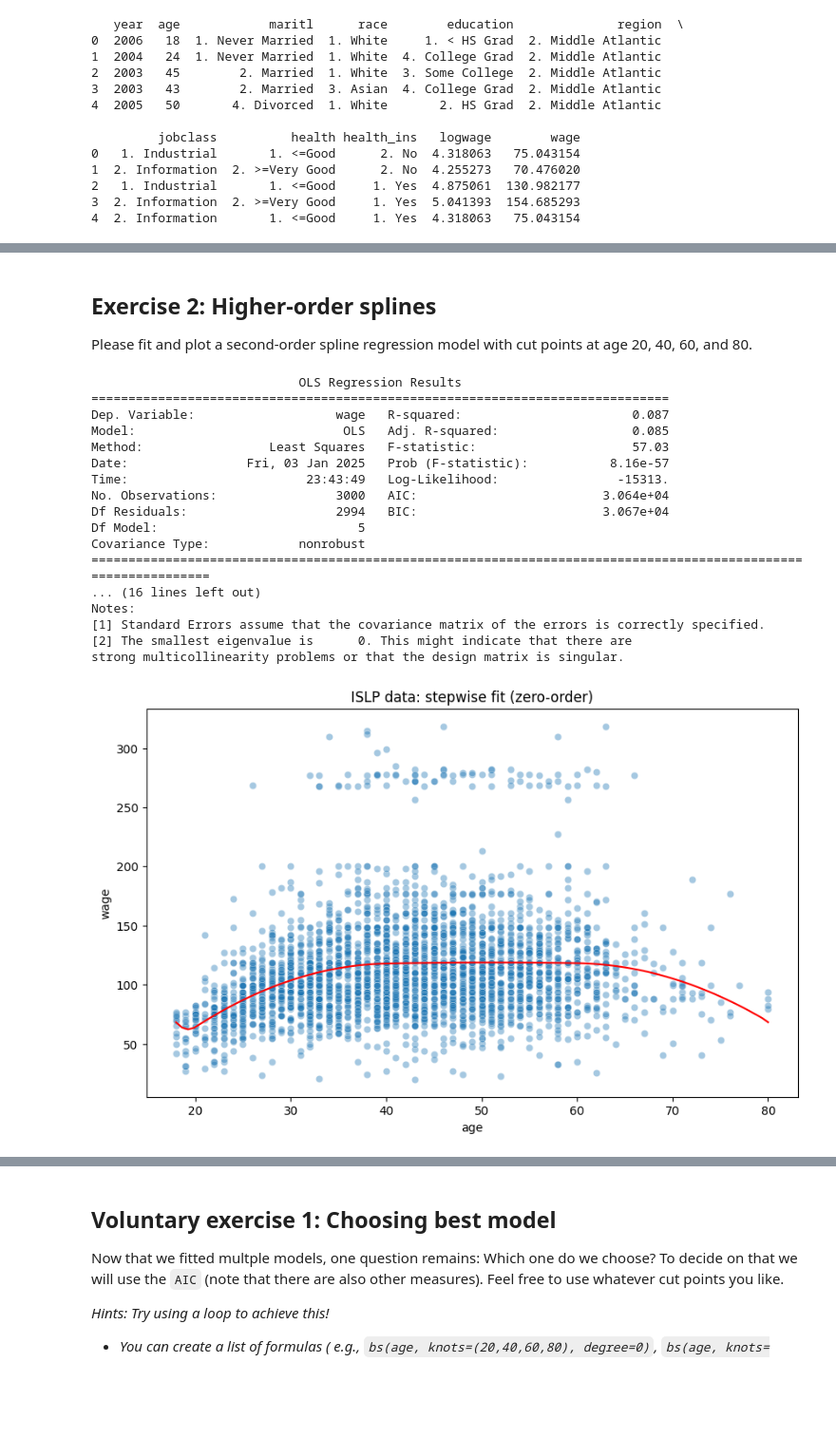
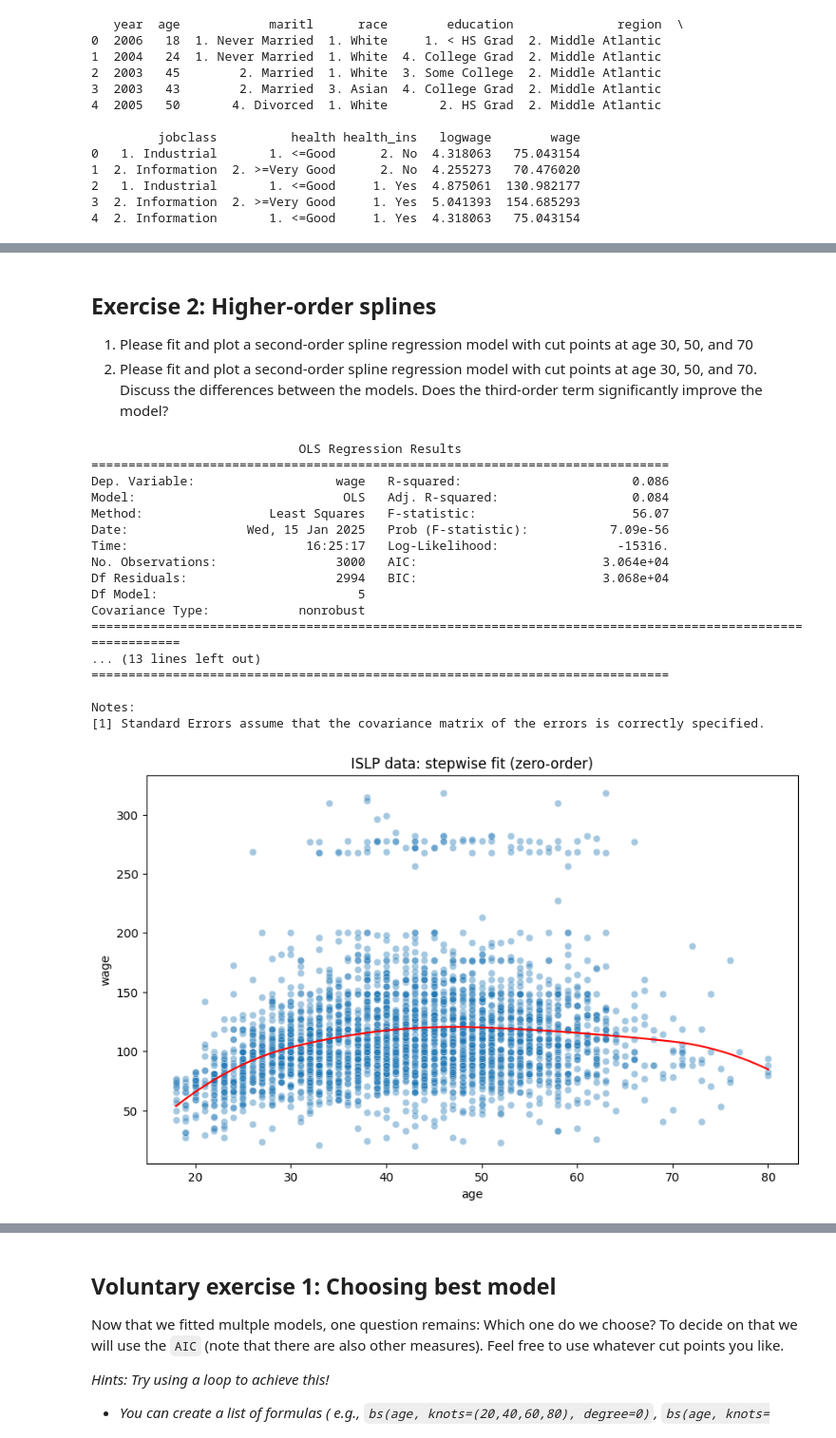
Before and after one commit to mibur1/psy111, a Jupyter notebook: book/statistics/9_Spline_Reg/3_Exercises.ipynb, the cells around one changed output, grey strips where cells are left out. Shown: that part at 95% size. Cells and saved outputs as stored; diff of their text form; code cells hidden in the pictures; blank space fills up the shorter version.

Commit message:
updates to spline regression exercises

```diff
--- a/book/statistics/9_Spline_Reg/3_Exercises.ipynb
+++ b/book/statistics/9_Spline_Reg/3_Exercises.ipynb
@@ -79,48 +79,49 @@ Notes:
 # %% [markdown]
 ## Exercise 2: Higher-order splines
 
-Please fit and plot a second-order spline regression model with cut points at age 20, 40, 60, and 80.
+1. Please fit and plot a second-order spline regression model with cut points at age 30, 50, and 70
+2. Please fit and plot a second-order spline regression model with cut points at age 30, 50, and 70. Discuss the differences between the models. Does the third-order term significantly improve the model?
 # %%
 # TODO: Exercise 2
 
 # Fit the model with custom knots
-transformed_age = patsy.dmatrix("bs(age, knots=(20,40,60,80), degree=2)",
+transformed_age = patsy.dmatrix("bs(age, knots=(30,50,70), degree=2)",
                                 data={"age": df['age']},
                                 return_type='dataframe')
 
 model = sm.OLS(df['wage'], transformed_age)
 model_fit = model.fit()
 
 print(model_fit.summary())
 
 # Plot the model
 plt.figure(figsize=(10, 6))
 xp = np.linspace(df['age'].min(), df['age'].max(), 100)
-xp_trans = patsy.dmatrix("bs(xp, knots=(20,40,60,80), degree=2)",
+xp_trans = patsy.dmatrix("bs(xp, knots=(30,50,70), degree=2)",
                          data={"xp": xp},
                          return_type='dataframe')
 
 predictions = model_fit.predict(xp_trans)
 
 sns.scatterplot(data=df, x="age", y="wage", alpha=0.4)
 plt.plot(xp, predictions, color='red')
 plt.title("ISLP data: stepwise fit (zero-order)");
 # %% [output]
                             OLS Regression Results
 ==============================================================================
-Dep. Variable:                   wage   R-squared:                       0.087
-Model:                            OLS   Adj. R-squared:                  0.085
-Method:                 Least Squares   F-statistic:                     57.03
-Date:                Fri, 03 Jan 2025   Prob (F-statistic):           8.16e-57
-Time:                        23:43:49   Log-Likelihood:                -15313.
+Dep. Variable:                   wage   R-squared:                       0.086
+Model:                            OLS   Adj. R-squared:                  0.084
+Method:                 Least Squares   F-statistic:                     56.07
+Date:                Wed, 15 Jan 2025   Prob (F-statistic):           7.09e-56
+Time:                        16:25:17   Log-Likelihood:                -15316.
 No. Observations:                3000   AIC:                         3.064e+04
-Df Residuals:                    2994   BIC:                         3.067e+04
+Df Residuals:                    2994   BIC:                         3.068e+04
 Df Model:                           5
 Covariance Type:            nonrobust
-================================================================================================================
-... (16 lines left out)
+============================================================================================================
+... (13 lines left out)
+==============================================================================
+
 Notes:
 [1] Standard Errors assume that the covariance matrix of the errors is correctly specified.
-[2] The smallest eigenvalue is      0. This might indicate that there are
-strong multicollinearity problems or that the design matrix is singular.
-[figure, old version]
+[figure, new version]
```
Also changed, not shown: parts of 3 cells of this notebook.
